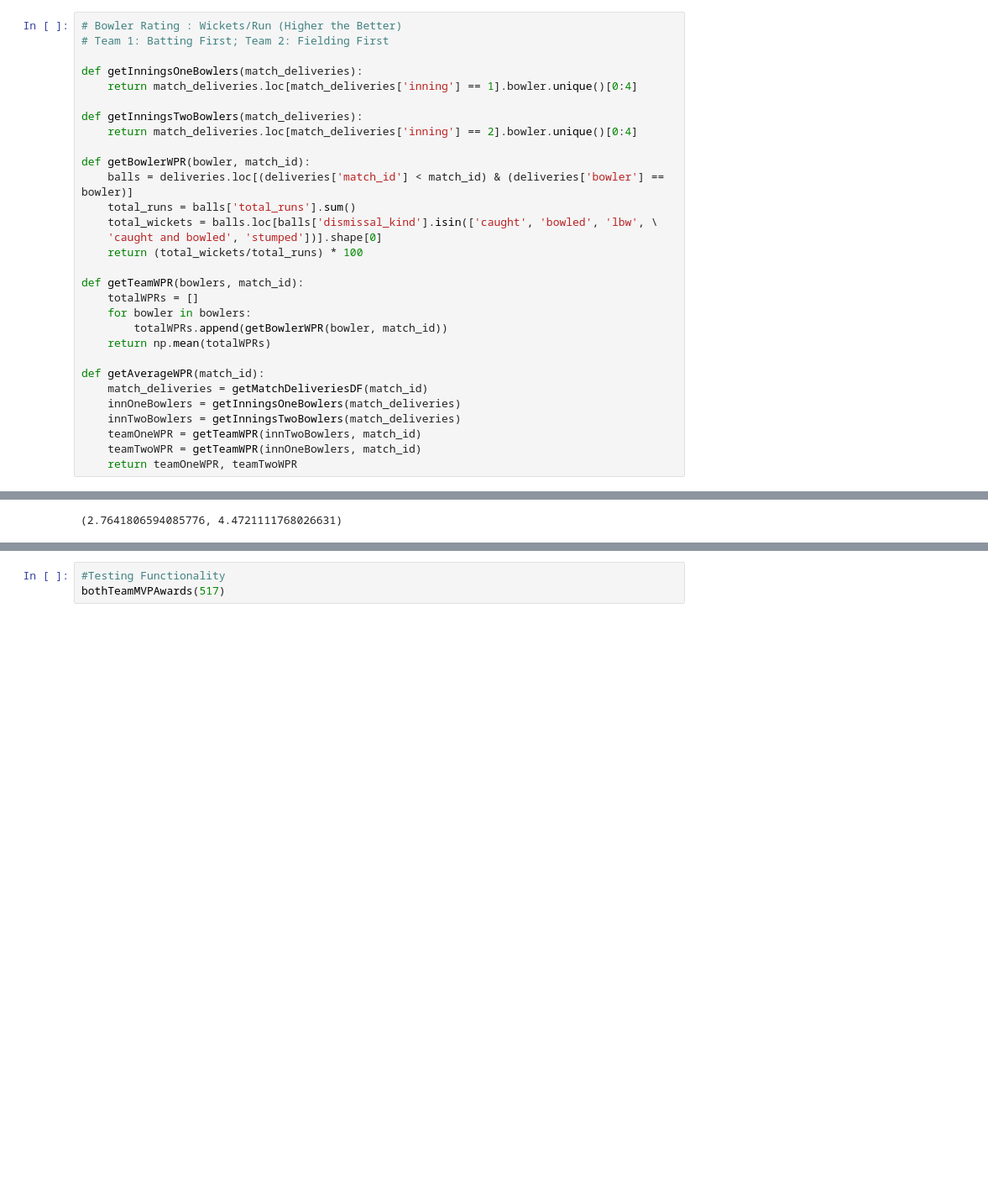
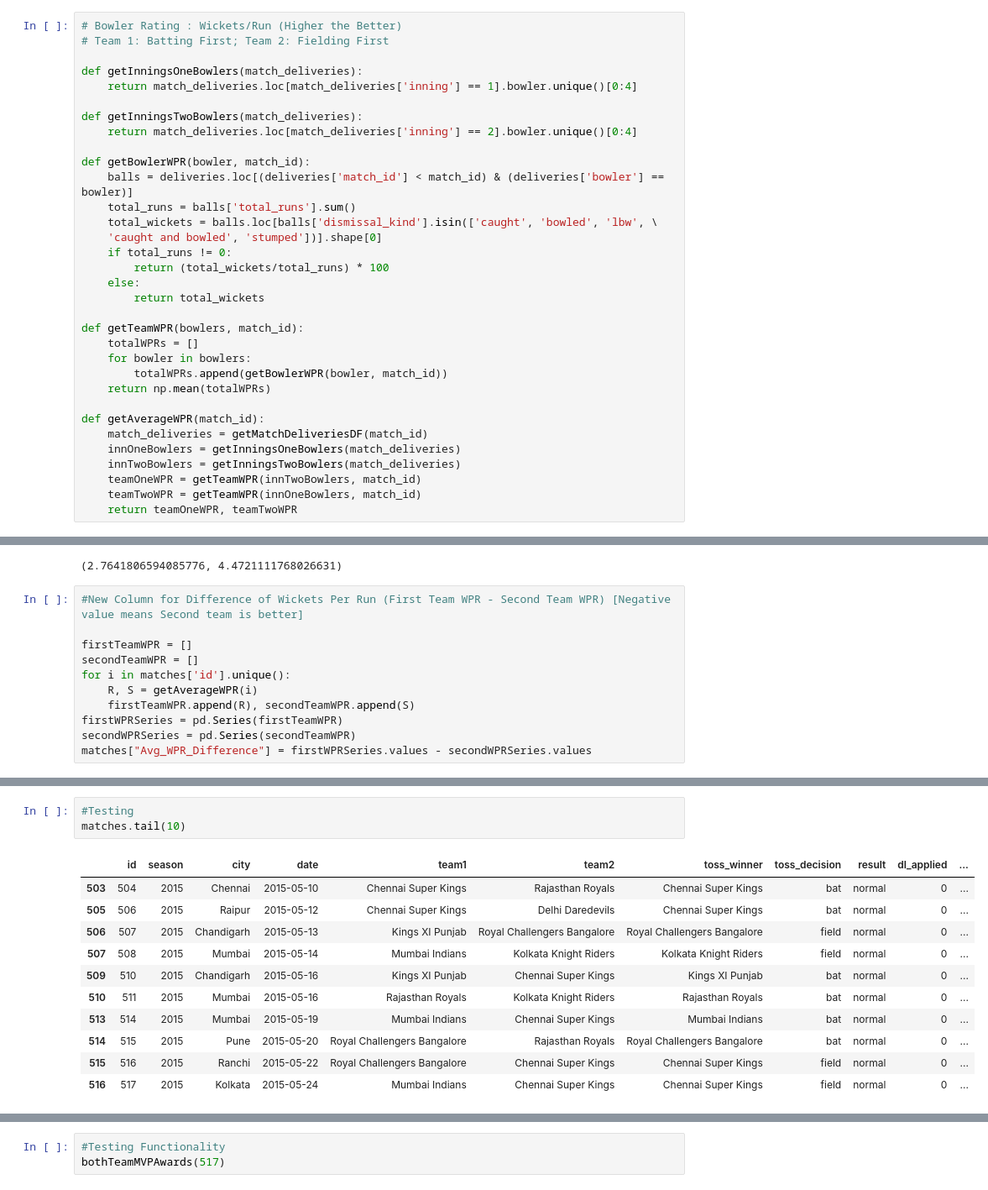
Before and after one commit to XInterns/IPL-Sparkers-2017-Interns, a Jupyter notebook: src/Match Outcome Prediction with IPL Data (Gursahej).ipynb, the cells around one changed output, grey strips where cells are left out. Shown at 84% size. Cells and saved outputs as stored; diff of their text form; blank space fills up the shorter version.

Commit message:
Added column for Diff of Avg WPR

```diff
--- a/src/Match Outcome Prediction with IPL Data (Gursahej).ipynb
+++ b/src/Match Outcome Prediction with IPL Data (Gursahej).ipynb
@@ -184,7 +184,10 @@ def getBowlerWPR(bowler, match_id):
     total_runs = balls['total_runs'].sum()
     total_wickets = balls.loc[balls['dismissal_kind'].isin(['caught', 'bowled', 'lbw', \
     'caught and bowled', 'stumped'])].shape[0]
-    return (total_wickets/total_runs) * 100
+    if total_runs != 0:
+        return (total_wickets/total_runs) * 100
+    else:
+        return total_wickets
 
 def getTeamWPR(bowlers, match_id):
     totalWPRs = []
@@ -204,3 +207,14 @@ def getAverageWPR(match_id):
 getAverageWPR(517)
 # %% [output]
 (2.7641806594085776, 4.4721111768026631)
+# %%
+#New Column for Difference of Wickets Per Run (First Team WPR - Second Team WPR) [Negative value means Second team is better]
+
+firstTeamWPR = []
+secondTeamWPR = []
+for i in matches['id'].unique():
+    R, S = getAverageWPR(i)
+    firstTeamWPR.append(R), secondTeamWPR.append(S)
+firstWPRSeries = pd.Series(firstTeamWPR)
+secondWPRSeries = pd.Series(secondTeamWPR)
+matches["Avg_WPR_Difference"] = firstWPRSeries.values - secondWPRSeries.values
@@ -207,3 +227,18 @@ getAverageWPR(517)
+# %%
+#Testing
+matches.tail(10)
+# %% [output]
+|  | id | season | city | date | team1 | team2 | toss_winner | toss_decision | result | dl_applied | ... |
+| 503 | 504 | 2015 | Chennai | 2015-05-10 | Chennai Super Kings | Rajasthan Royals | Chennai Super Kings | bat | normal | 0 | ... |
+| 505 | 506 | 2015 | Raipur | 2015-05-12 | Chennai Super Kings | Delhi Daredevils | Chennai Super Kings | bat | normal | 0 | ... |
+| 506 | 507 | 2015 | Chandigarh | 2015-05-13 | Kings XI Punjab | Royal Challengers Bangalore | Royal Challengers Bangalore | field | normal | 0 | ... |
+| 507 | 508 | 2015 | Mumbai | 2015-05-14 | Mumbai Indians | Kolkata Knight Riders | Kolkata Knight Riders | field | normal | 0 | ... |
+| 509 | 510 | 2015 | Chandigarh | 2015-05-16 | Kings XI Punjab | Chennai Super Kings | Kings XI Punjab | bat | normal | 0 | ... |
+| 510 | 511 | 2015 | Mumbai | 2015-05-16 | Rajasthan Royals | Kolkata Knight Riders | Rajasthan Royals | bat | normal | 0 | ... |
+| 513 | 514 | 2015 | Mumbai | 2015-05-19 | Mumbai Indians | Chennai Super Kings | Mumbai Indians | bat | normal | 0 | ... |
+| 514 | 515 | 2015 | Pune | 2015-05-20 | Royal Challengers Bangalore | Rajasthan Royals | Royal Challengers Bangalore | bat | normal | 0 | ... |
+| 515 | 516 | 2015 | Ranchi | 2015-05-22 | Royal Challengers Bangalore | Chennai Super Kings | Chennai Super Kings | field | normal | 0 | ... |
+| 516 | 517 | 2015 | Kolkata | 2015-05-24 | Mumbai Indians | Chennai Super Kings | Chennai Super Kings | field | normal | 0 | ... |
 # %%
 # Man of the Match Awards for players of both Teams
 
```
Also changed, not shown: parts of 1 cell of this notebook.
